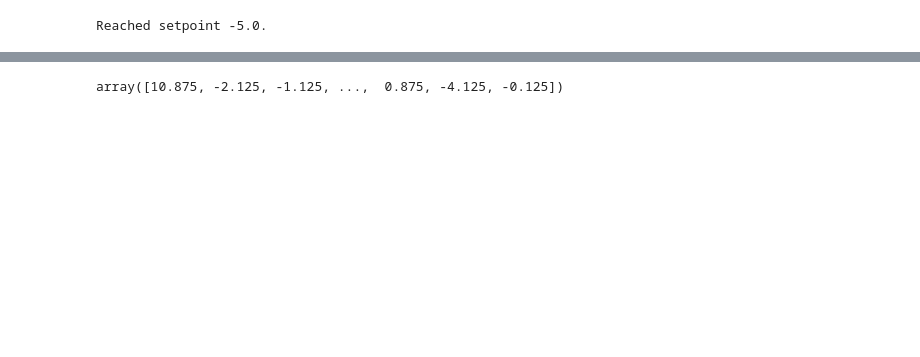
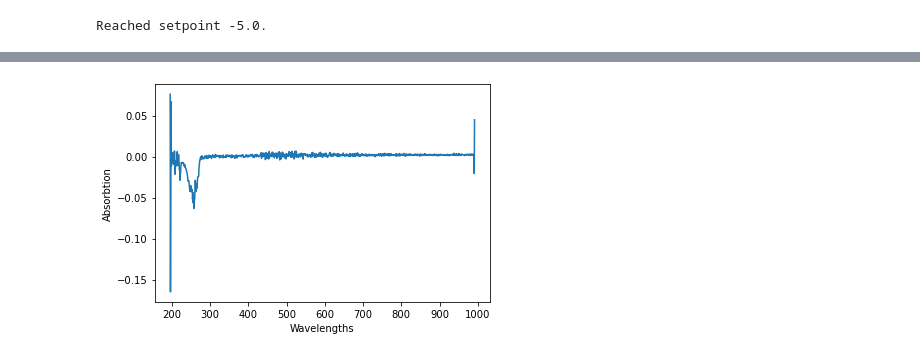
Before and after one commit to cheng-hung/bluesky_practice, a Jupyter notebook: QEPro_001.ipynb, the cells around one changed output, grey strips where cells are left out. Cells and saved outputs as stored; diff of their text form; code cells hidden in the pictures; blank space fills up the shorter version.

```diff
--- a/QEPro_001.ipynb
+++ b/QEPro_001.ipynb
@@ -275,6 +312,6 @@ Index(['QEPro_serial', 'QEPro_model', 'QEPro_status', 'QEPro_status_msg',
 # %%
-qepro.dark.get()
+qepro.plot_spectra()
 # %% [output]
-array([10.875, -2.125, -1.125, ...,  0.875, -4.125, -0.125])
+[figure, added]
 # %%
 db[-1].table().QEPro_dark
```
Also changed, not shown: parts of 15 cells of this notebook.
